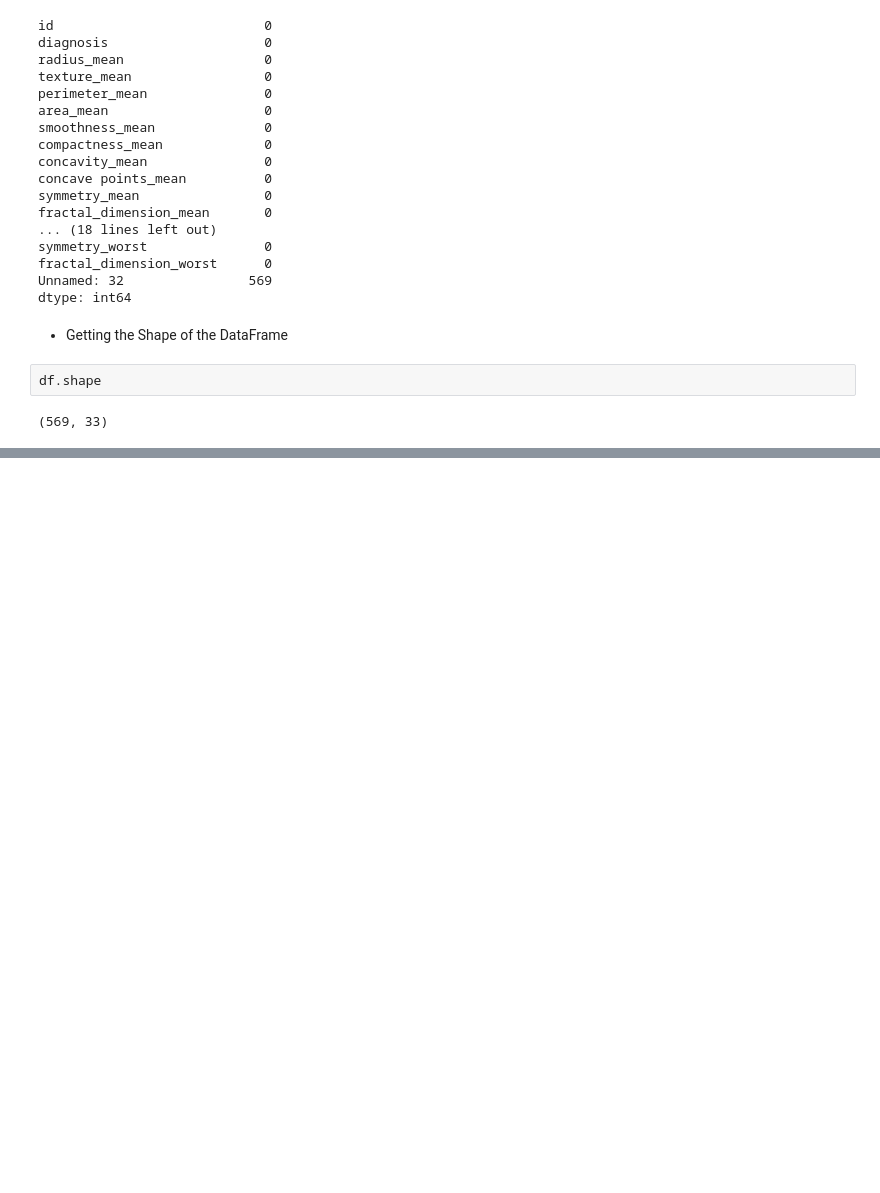
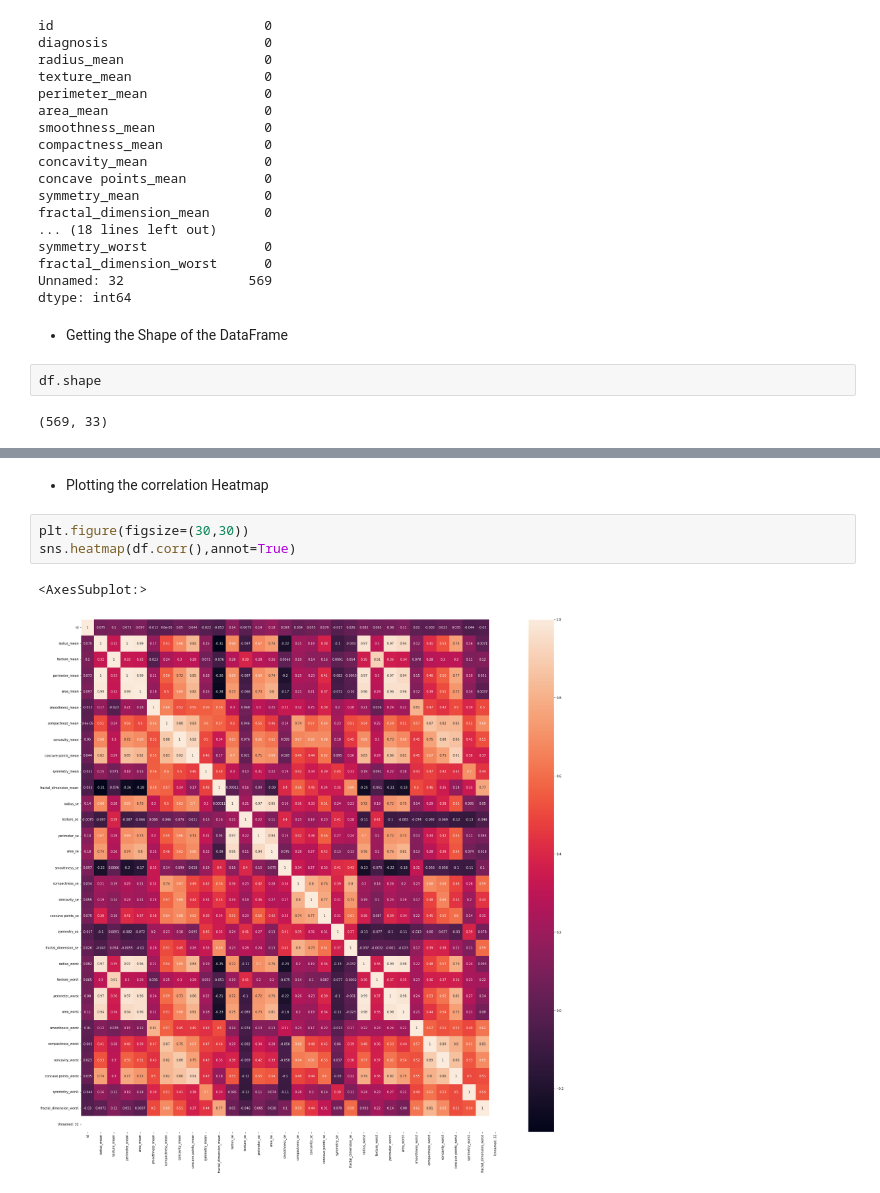
Before and after one commit to Naveen-Karanamu/Cancer-Prediction-CV, a Jupyter notebook: main.ipynb, the cells around one changed output, grey strips where cells are left out. Drawn from its saved outputs; the diff is of its cells as text; blank space fills up the shorter version.

Commit message:
Plotted: Correlation Heatmap

```diff
--- a/main.ipynb
+++ b/main.ipynb
@@ -90,0 +116,8 @@ df.shape
+# %% [markdown]
+* Plotting the correlation Heatmap
+# %%
+plt.figure(figsize=(30,30))
+sns.heatmap(df.corr(),annot=True)
+# %% [output]
+<AxesSubplot:>
+[figure, added]
```
Also changed, not shown: parts of 3 cells of this notebook.
